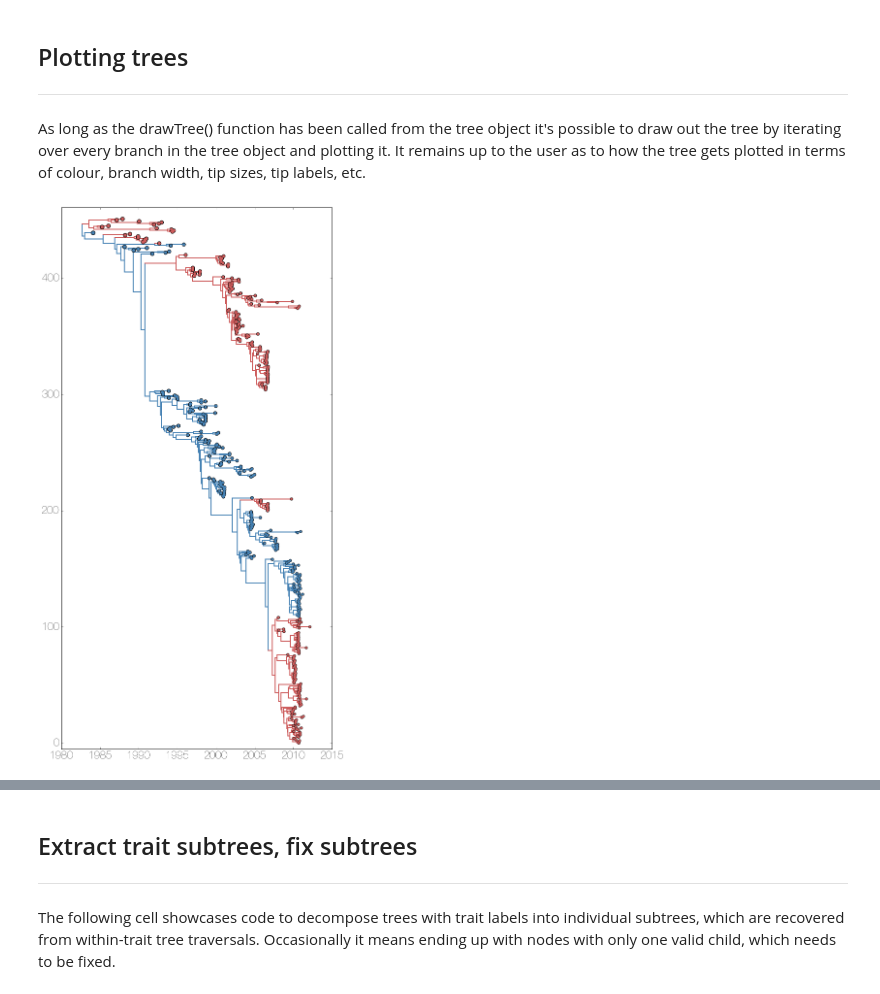
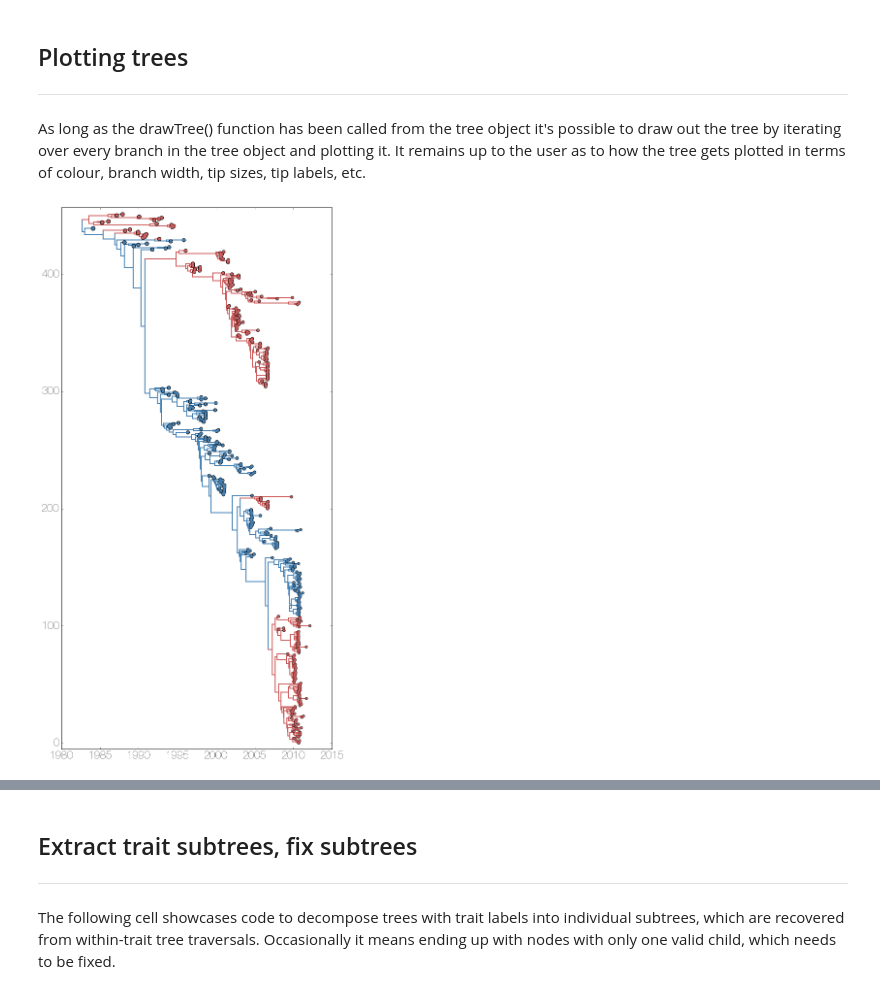
Before and after one commit to evogytis/baltic, a Jupyter notebook: austechia.ipynb, the cells around one changed output, grey strips where cells are left out. Saved outputs shown, nothing was run; the diff lists cells and outputs as text; code cells hidden in the pictures.

```diff
--- a/austechia.ipynb
+++ b/austechia.ipynb
@@ -176,35 +181,35 @@ for k in ll.Objects: ## iterate over objects in tree
     x=k.absoluteTime ## or use absolute time instead
     y=k.y ## get y position from .drawTree that was run earlier, but could be anything else
 
 #     xp=k.parent.x ## get x position of current object's parent
     xp=k.parent.absoluteTime ## get x position of current object's parent
     if x==None: ## matplotlib won't plot Nones, like root
         x=0.0
     if xp==None:
         xp=x
 
 #     c='indianred' ## colour can be fixed
 #     c=cmap(k.height/ll.treeHeight) ## or be a function of something else
 #     c=[cmap(k.traits['posterior']) if k.traits.has_key('posterior') else cmap(1.0)][0]
     c=['indianred' if k.traits['PB1']=='V' else 'steelblue'][0] ## can be discrete too
 
     if isinstance(k,bt.leaf) or k.branchType=='leaf': ## if leaf...
         #x=decimalDate(k.name.split('_')[-1],variable=True) ## get x position from name
 
         s=50 ## tip size can be fixed
         s=50-30*k.height/ll.treeHeight
 
         ax.scatter(x,y,s=s,facecolor=c,edgecolor='none',zorder=11) ## plot circle for every tip
         ax.scatter(x,y,s=s+0.8*s,facecolor='k',edgecolor='none',zorder=10) ## plot black circle underneath
     elif isinstance(k,bt.node) or k.branchType=='node': ## if node...
         ax.plot([x,x],[k.children[-1].y,k.children[0].y],lw=branchWidth,color=c,ls='-',zorder=9)
 
     ax.plot([xp,x],[y,y],lw=branchWidth,color=c,ls='-',zorder=9)
 
-ax.set_ylim(-5,len(ll.Objects)/2+10)
+ax.set_ylim(-5,len(ll.leaves)+5)
 plt.show()
 # %% [output]
-[figure, old version]
+[figure, new version]
 # %% [markdown]
 ## Collapsing trees
 ------
```
Also changed, not shown: parts of 16 cells of this notebook, 1 other file.
